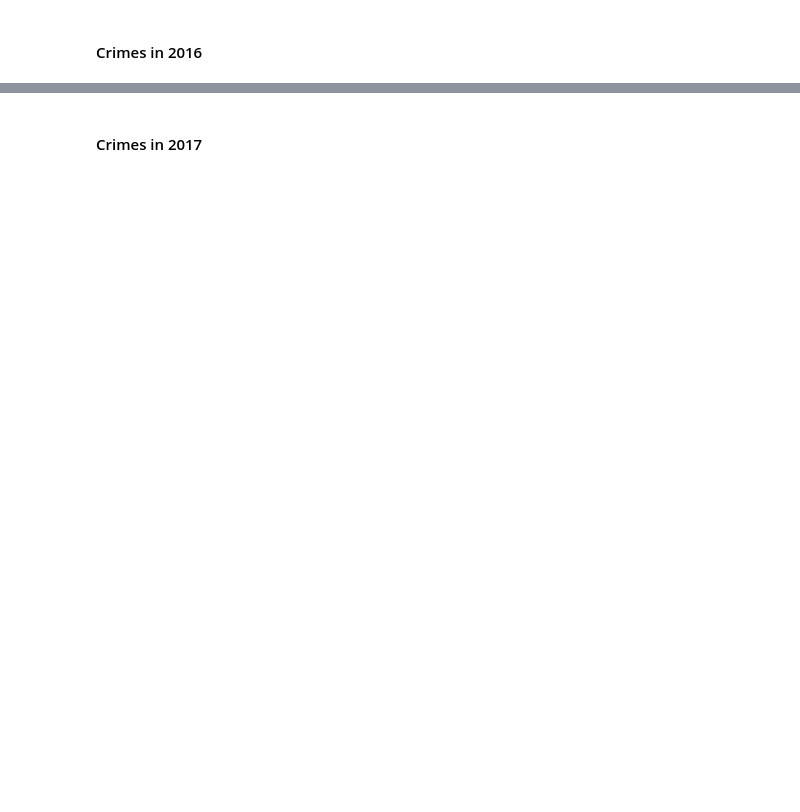
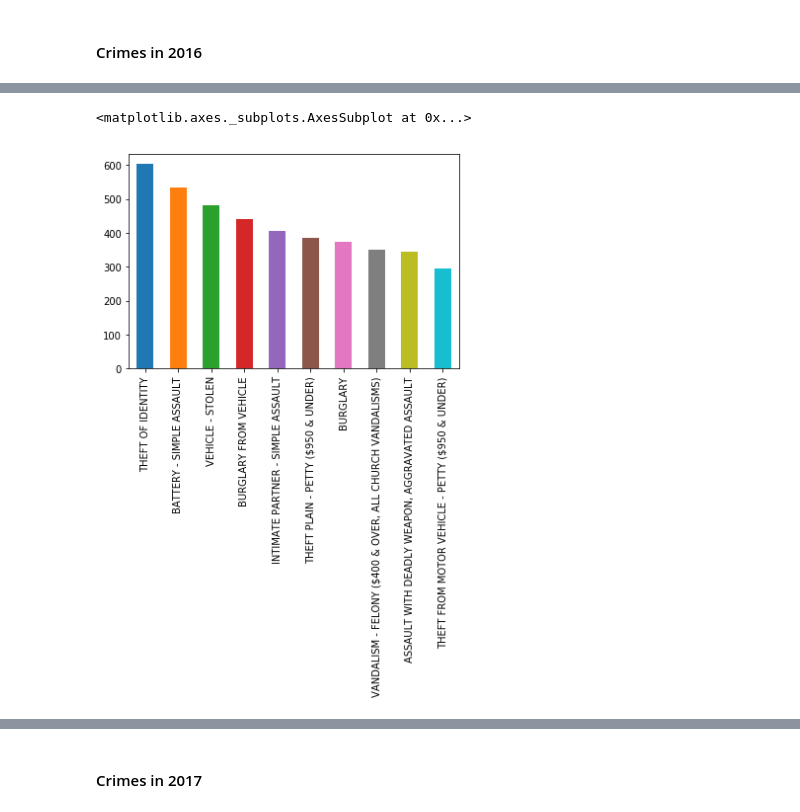
Before and after one commit to vvp002/COGS108_FinalProject, a Jupyter notebook: COGS108_FinalProject.ipynb, the cells around one changed output, grey strips where cells are left out. Cells and saved outputs as stored; diff of their text form; code cells hidden in the pictures; blank space fills up the shorter version.

```diff
--- a/COGS108_FinalProject.ipynb
+++ b/COGS108_FinalProject.ipynb
@@ -496,3 +237,9 @@ crimes_2016_09 = pd.DataFrame(data=(crimes_2016_months['09']))
 crimes_2016_10 = pd.DataFrame(data=(crimes_2016_months['10']))
 crimes_2016_11 = pd.DataFrame(data=(crimes_2016_months['11']))
 crimes_2016_12 = pd.DataFrame(data=(crimes_2016_months['12']))
+# %%
+Holi_2016 = ["01/01/2016", "01/18/2016", "02/15/2016", "03/30/2016", "07/04/2016", "09/05/2016", "10/10/2016",
+        "11/11/2016", "11/24/2016", "12/25/2016"]
+
+print ("Total crimes for all holidays in 2015: ")
+print((crimes_2016_year.loc[crimes_2016_year['Date Occurred'].isin(Holi_2016)])["Crime Code Description"].value_counts()[:5])
@@ -498,0 +254,5 @@ crimes_2016_12 = pd.DataFrame(data=(crimes_2016_months['12']))
+# %%
+(crimes_2016_year.loc[crimes_2016_year['Date Occurred'].isin(Holi_2016)])["Crime Code Description"].value_counts()[:10].plot(kind='bar')
+# %% [output]
+<matplotlib.axes._subplots.AxesSubplot at 0x...>
+[figure, added]
```
Also changed, not shown: parts of 128 cells of this notebook.
